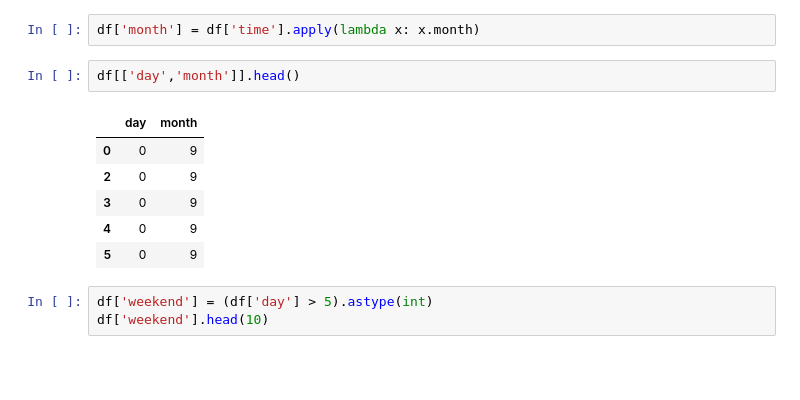
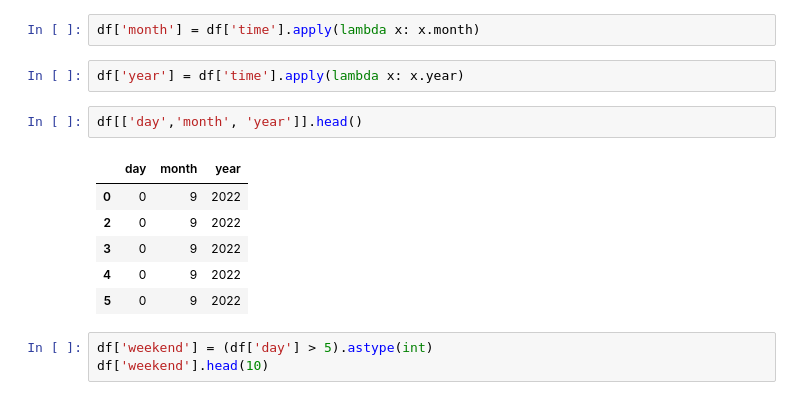
Before and after one commit to ffomezolam/GA-DSI-Project-3, a Jupyter notebook: code/02-model.ipynb, the cells around one changed output. Drawn from its saved outputs; the diff is of its cells as text; blank space fills up the shorter version.

```diff
--- a/code/02-model.ipynb
+++ b/code/02-model.ipynb
@@ -116,15 +114,17 @@ Might want to check by month or day of week
 df['day'] = df['time'].apply(ipyutils.get_day_of_week)
 # %%
 df['month'] = df['time'].apply(lambda x: x.month)
+# %%
+df['year'] = df['time'].apply(lambda x: x.year)
 # %%
-df[['day','month']].head()
+df[['day','month', 'year']].head()
 # %% [output]
-|  | day | month |
-| 0 | 0 | 9 |
-| 2 | 0 | 9 |
-| 3 | 0 | 9 |
-| 4 | 0 | 9 |
-| 5 | 0 | 9 |
+|  | day | month | year |
+| 0 | 0 | 9 | 2022 |
+| 2 | 0 | 9 | 2022 |
+| 3 | 0 | 9 | 2022 |
+| 4 | 0 | 9 | 2022 |
+| 5 | 0 | 9 | 2022 |
 # %%
 df['weekend'] = (df['day'] > 5).astype(int)
 df['weekend'].head(10)
```
Also changed, not shown: parts of 63 cells of this notebook, 3 other files.
